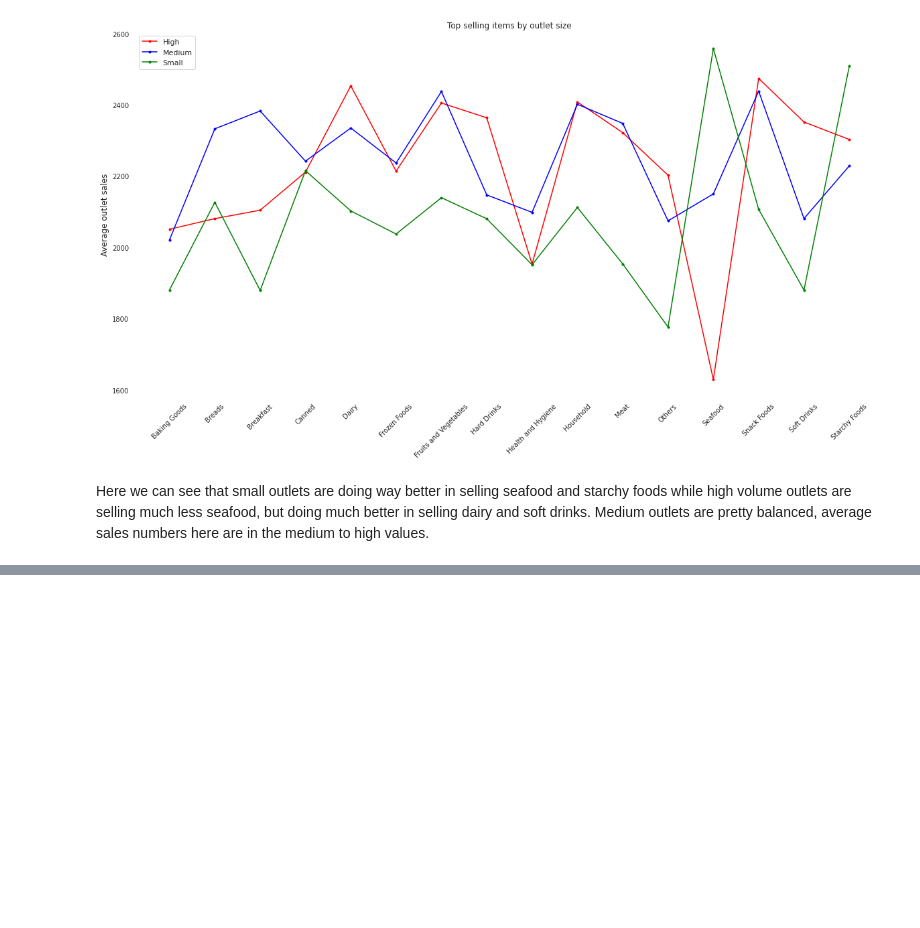
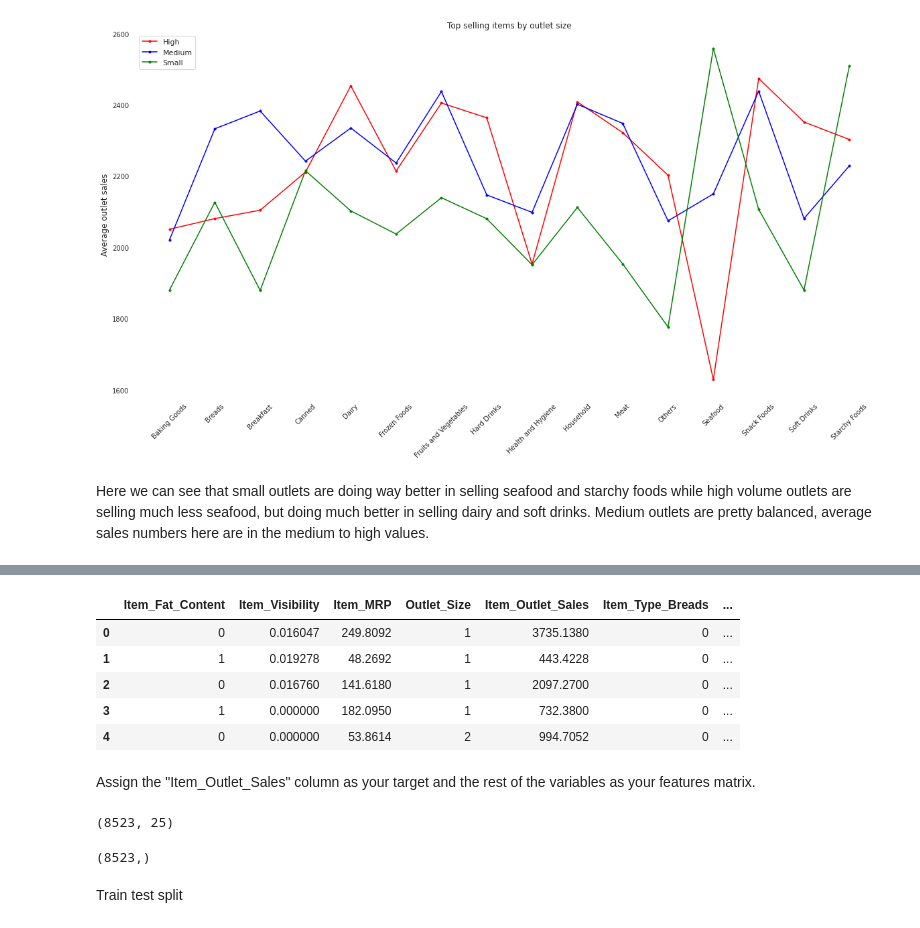
Before and after one commit to antondremak91/sales-predictions, a Jupyter notebook: sales_predictions.ipynb, the cells around one changed output, grey strips where cells are left out. Saved outputs shown, nothing was run; the diff lists cells and outputs as text; code cells hidden in the pictures; blank space fills up the shorter version.

```diff
--- a/sales_predictions.ipynb
+++ b/sales_predictions.ipynb
@@ -336,0 +382,13 @@ Here we can see that small outlets are doing way better in selling seafood and s
+# %%
+ohe_df = pd.get_dummies(sales_data, columns= ['Item_Type', 'Outlet_Location_Type', 'Outlet_Type'], drop_first= True)
+ohe_df = ohe_df.drop(columns=['Item_Identifier', 'Outlet_Identifier', 'Outlet_Establishment_Year'])
+ohe_df.head()
+# %% [output]
+|  | Item_Fat_Content | Item_Visibility | Item_MRP | Outlet_Size | Item_Outlet_Sales | Item_Type_Breads | ... |
+| 0 | 0 | 0.016047 | 249.8092 | 1 | 3735.1380 | 0 | ... |
+| 1 | 1 | 0.019278 | 48.2692 | 1 | 443.4228 | 0 | ... |
+| 2 | 0 | 0.016760 | 141.6180 | 1 | 2097.2700 | 0 | ... |
+| 3 | 1 | 0.000000 | 182.0950 | 1 | 732.3800 | 0 | ... |
+| 4 | 0 | 0.000000 | 53.8614 | 2 | 994.7052 | 0 | ... |
+# %% [markdown]
+Assign the "Item_Outlet_Sales" column as your target and the rest of the variables as your features matrix.
@@ -336,0 +399,10 @@ Here we can see that small outlets are doing way better in selling seafood and s
+# %%
+X.shape
+# %% [output]
+(8523, 25)
+# %%
+y.shape
+# %% [output]
+(8523,)
+# %% [markdown]
+Train test split
```
Also changed, not shown: parts of 18 cells of this notebook.
